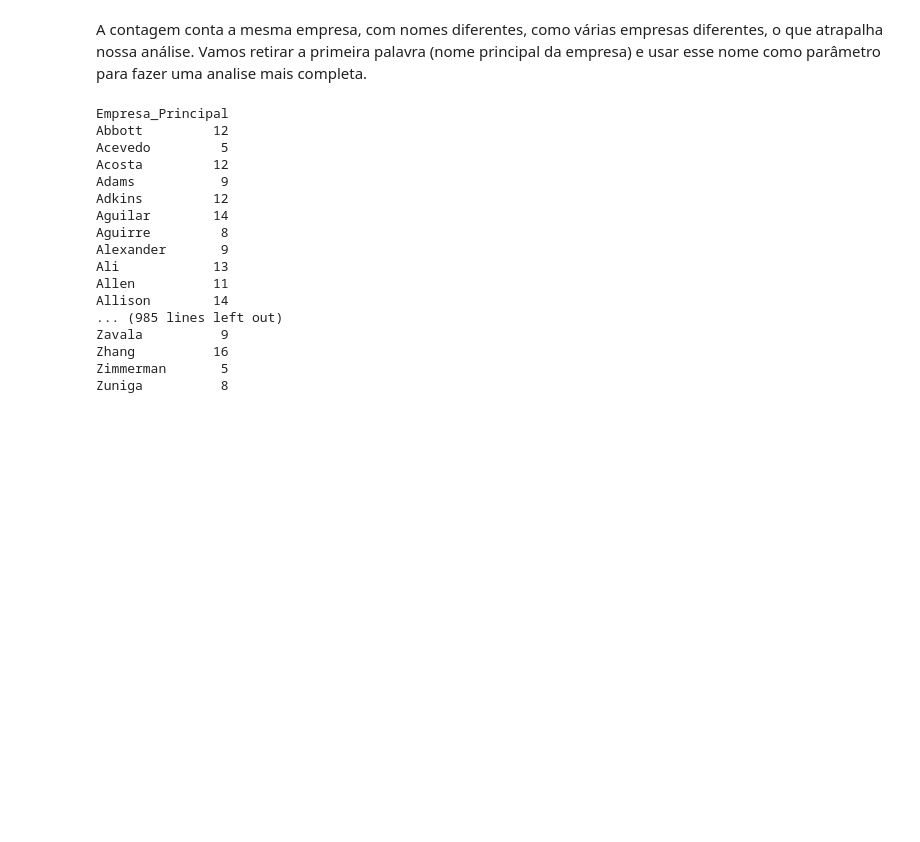
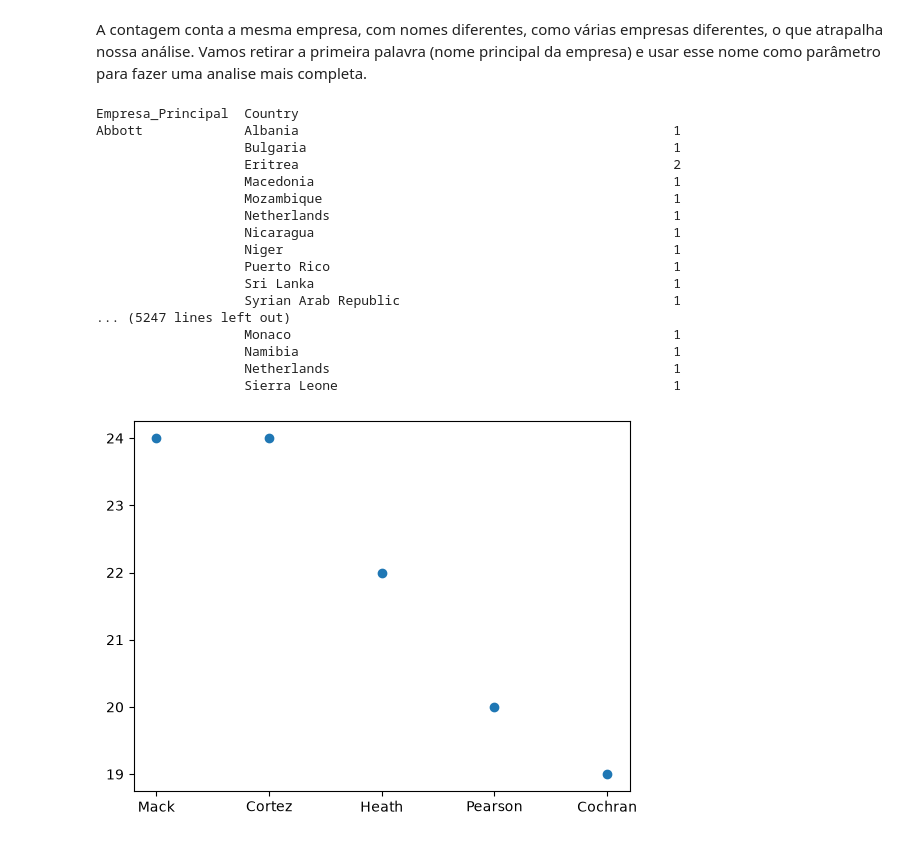
Before and after one commit to italoaraujosantos/aulas-analise-de-dados, a Jupyter notebook: atividades/Atividade8/att.ipynb, the cells around one changed output. Saved outputs shown, nothing was run; the diff lists cells and outputs as text; code cells hidden in the pictures; blank space fills up the shorter version.

```diff
--- a/atividades/Atividade8/att.ipynb
+++ b/atividades/Atividade8/att.ipynb
@@ -17,28 +17,39 @@ A contagem conta a mesma empresa, com nomes diferentes, como várias empresas di
 df_customers["Empresa_Principal"] = (
     df_customers["Company"]
     .str.strip()
-    .str.extract(r'^([A-Za-z]+)', expand=False)
+    .str.extract(r'^([A-Za-z]+)', expand=False)# Selecionando primeira palavra do conjunto de caracteres
     .str.title()
 )
 
-maiores_empresas = df_customers["Empresa_Principal"].value_counts().sort_index()
+maiores_empresas = df_customers["Empresa_Principal"].value_counts().head()
 
-print(maiores_empresas.to_string())
+regiao_mack_cortez = df_customers.groupby(["Empresa_Principal", 'Country']).size()
+
+print(regiao_mack_cortez.to_string())
 # %% [output]
-Empresa_Principal
-Abbott         12
-Acevedo         5
-Acosta         12
-Adams           9
-Adkins         12
-Aguilar        14
-Aguirre         8
-Alexander       9
-Ali            13
-Allen          11
-Allison        14
-... (985 lines left out)
-Zavala          9
-Zhang          16
-Zimmerman       5
-Zuniga          8
+Empresa_Principal  Country
+Abbott             Albania                                                1
+                   Bulgaria                                               1
+                   Eritrea                                                2
+                   Macedonia                                              1
+                   Mozambique                                             1
+                   Netherlands                                            1
+                   Nicaragua                                              1
+                   Niger                                                  1
+                   Puerto Rico                                            1
+                   Sri Lanka                                              1
+                   Syrian Arab Republic                                   1
+... (5247 lines left out)
+                   Monaco                                                 1
+                   Namibia                                                1
+                   Netherlands                                            1
+                   Sierra Leone                                           1
+# %%
+plt.scatter(
+    maiores_empresas.index,
+    maiores_empresas.values,
+)
+
+plt.show()
+# %% [output]
+[figure, added]
```
Also changed, not shown: 2 other files.
